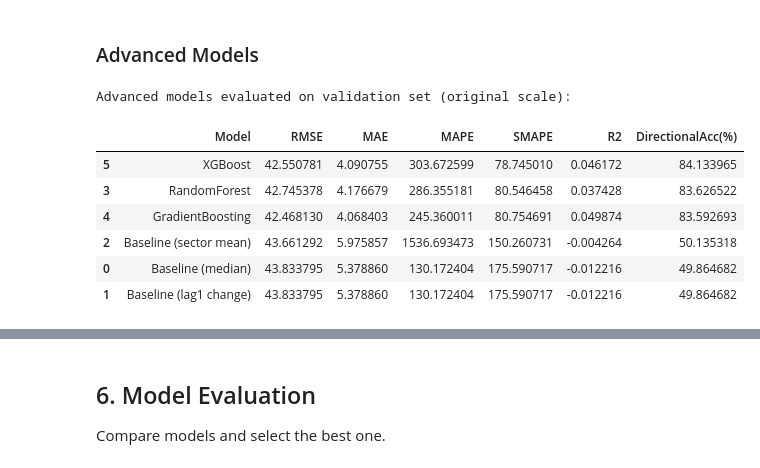
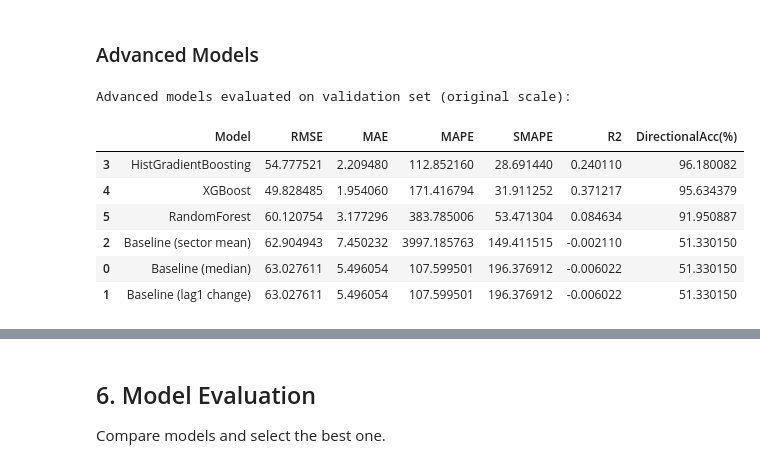
Before and after one commit to KorayAydin3k/Expert_AI_project, a Jupyter notebook: notebook/wer.ipynb, the cells around one changed output, grey strips where cells are left out. Drawn from its saved outputs; the diff is of its cells as text; code cells hidden in the pictures.

```diff
--- a/notebook/wer.ipynb
+++ b/notebook/wer.ipynb
@@ -1143,15 +1169,2 @@ X_test: (2932, 181), y_test: (2932,)
 # %% [markdown]
 ### Baseline Model
-# %%
-# TODO: Train baseline model
-# For regression: Linear Regression
-
-
-baseline_model = LinearRegression()
-baseline_model.fit(X_train_scaled, y_train)
-y_pred_baseline = baseline_model.predict(X_val_scaled)
-
-print("Baseline Model Performance:")
-print(f"R^2 Score: {r2_score(y_val, y_pred_baseline):.4f}")
-print(f"Mean Absolute Error: {mean_absolute_error(y_val, y_pred_baseline):.4f}")
-print(f"Mean Squared Error: {mean_squared_error(y_val, y_pred_baseline):.4f}")
@@ -1174,6 +1255,7 @@ def y_inverse(y_t):
     return np.sign(y_t) * (np.expm1(np.abs(y_t)))
 # %%
 # Advanced Models (Regression) with target transform and robust metrics
+# NOTE: val/test contain NaNs; only NaN-capable models are used
 # - Baselines: median, lag1, sector mean
 # - Random Forest
 # - Gradient Boosting
@@ -1269,53 +1351,61 @@ if 'ateco_sector' in df_train.columns:
         'DirectionalAcc(%)': directional_accuracy(y_val, pred)
     })
 
-# Random Forest
-rf_model = RandomForestRegressor(
-    n_estimators=300,
-    max_depth=None,
-    random_state=RANDOM_STATE,
-    n_jobs=-1
-)
-results.append(eval_regression('RandomForest', rf_model, X_tr, Y_tr_t, X_va, y_val))
 
-# Gradient Boosting
-gbr_model = GradientBoostingRegressor(
-    n_estimators=300,
+from sklearn.ensemble import HistGradientBoostingRegressor
+
+# HistGradientBoosting (NaN-capable)
+hgb_model = HistGradientBoostingRegressor(
+    max_depth=6,
     learning_rate=0.05,
-    max_depth=3,
+    max_iter=300,
     random_state=RANDOM_STATE
 )
-results.append(eval_regression('GradientBoosting', gbr_model, X_tr, Y_tr_t, X_va, y_val))
+results.append(eval_regression('HistGradientBoosting', hgb_model, X_tr, Y_tr_t, X_va, y_val))
 
 # XGBoost (if available)
 try:
     from xgboost import XGBRegressor
     xgb_model = XGBRegressor(
         n_estimators=500,
         learning_rate=0.05,
         max_depth=4,
         subsample=0.8,
         colsample_bytree=0.8,
         random_state=RANDOM_STATE,
         n_jobs=-1
     )
     results.append(eval_regression('XGBoost', xgb_model, X_tr, Y_tr_t, X_va, y_val))
 except Exception as e:
     print(f'XGBoost not available or failed to import: {e}')
 
+# RandomForest
+rf_model = RandomForestRegressor(
+    n_estimators=400,
+    max_depth=None,
+    min_samples_split=5,
+    min_samples_leaf=2,
+    max_features='sqrt',
+    n_jobs=-1,
+    random_state=RANDOM_STATE
+)
+results.append(eval_regression('RandomForest', rf_model, X_tr, Y_tr_t, X_va, y_val))
+
+
+
 results_df = pd.DataFrame(results)
 # Headline metrics: SMAPE + Directional Acc
 results_df = results_df.sort_values(['SMAPE', 'DirectionalAcc(%)'])
 print('Advanced models evaluated on validation set (original scale):')
 display(results_df)
 # %% [output]
 Advanced models evaluated on validation set (original scale):
 |  | Model | RMSE | MAE | MAPE | SMAPE | R2 | DirectionalAcc(%) |
-| 5 | XGBoost | 42.550781 | 4.090755 | 303.672599 | 78.745010 | 0.046172 | 84.133965 |
-| 3 | RandomForest | 42.745378 | 4.176679 | 286.355181 | 80.546458 | 0.037428 | 83.626522 |
-| 4 | GradientBoosting | 42.468130 | 4.068403 | 245.360011 | 80.754691 | 0.049874 | 83.592693 |
-| 2 | Baseline (sector mean) | 43.661292 | 5.975857 | 1536.693473 | 150.260731 | -0.004264 | 50.135318 |
-| 0 | Baseline (median) | 43.833795 | 5.378860 | 130.172404 | 175.590717 | -0.012216 | 49.864682 |
-| 1 | Baseline (lag1 change) | 43.833795 | 5.378860 | 130.172404 | 175.590717 | -0.012216 | 49.864682 |
+| 3 | HistGradientBoosting | 54.777521 | 2.209480 | 112.852160 | 28.691440 | 0.240110 | 96.180082 |
+| 4 | XGBoost | 49.828485 | 1.954060 | 171.416794 | 31.911252 | 0.371217 | 95.634379 |
+| 5 | RandomForest | 60.120754 | 3.177296 | 383.785006 | 53.471304 | 0.084634 | 91.950887 |
+| 2 | Baseline (sector mean) | 62.904943 | 7.450232 | 3997.185763 | 149.411515 | -0.002110 | 51.330150 |
+| 0 | Baseline (median) | 63.027611 | 5.496054 | 107.599501 | 196.376912 | -0.006022 | 51.330150 |
+| 1 | Baseline (lag1 change) | 63.027611 | 5.496054 | 107.599501 | 196.376912 | -0.006022 | 51.330150 |
 # %%
 # Hyperparameter tuning (focused, leakage-safe) with target transform
```
Also changed, not shown: parts of 6 cells of this notebook.
